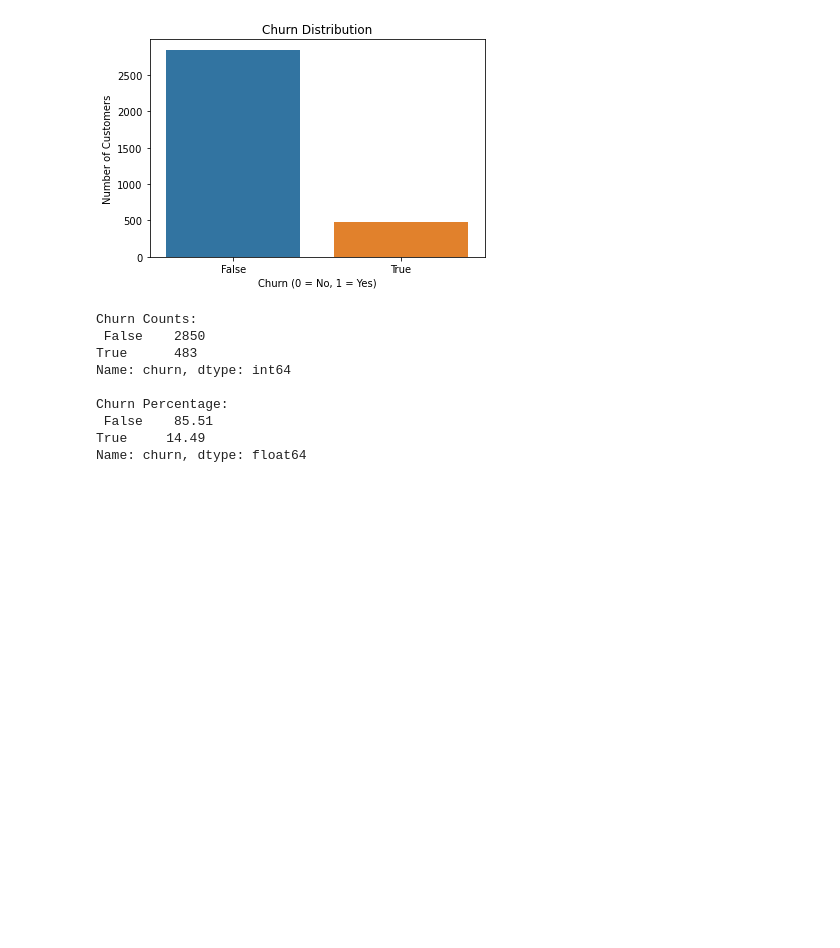
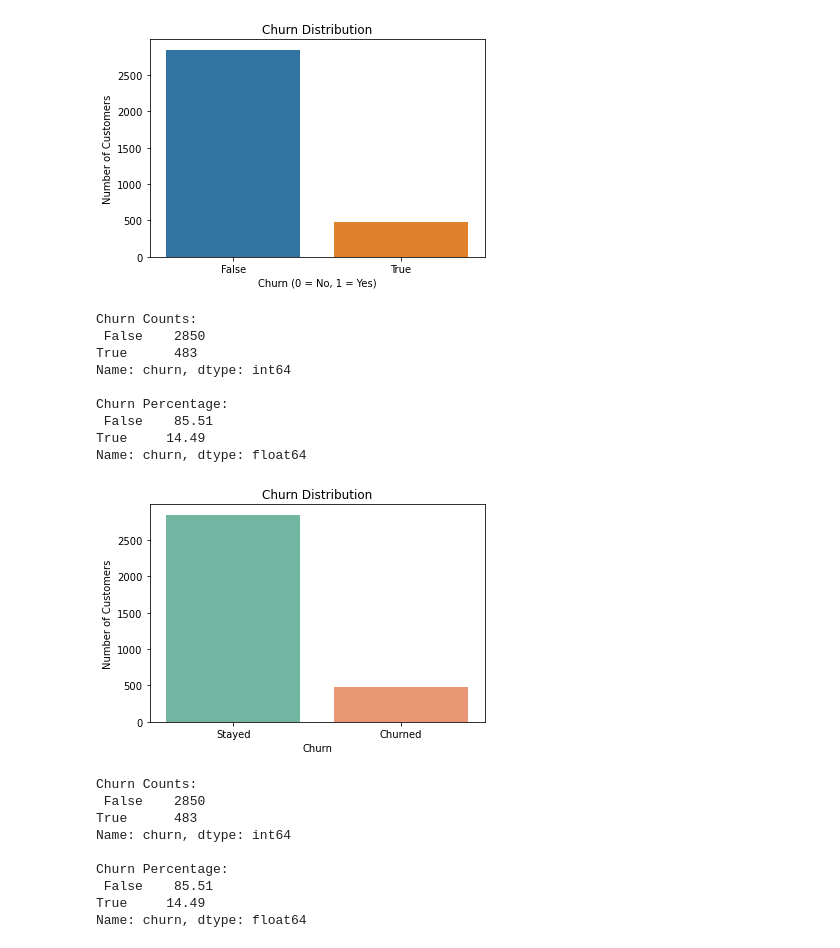
Before and after one commit to Lndanu/Customer-Churn-Intelligence, a Jupyter notebook: notebooks/Customer Churn .ipynb, the cells around one changed output. Drawn from its saved outputs; the diff is of its cells as text; code cells hidden in the pictures; blank space fills up the shorter version.

```diff
--- a/notebooks/Customer Churn .ipynb
+++ b/notebooks/Customer Churn .ipynb
@@ -305,3 +305,34 @@ Churn Percentage:
  False    85.51
 True     14.49
 Name: churn, dtype: float64
+# %%
+# 4.2 Churn Distribution - Code
+import matplotlib.pyplot as plt
+import seaborn as sns
+
+# Plot churn distribution
+plt.figure(figsize=(6, 4))
+sns.countplot(data=df_encoded, x='churn', palette='Set2')
+plt.title('Churn Distribution')
+plt.xlabel('Churn')
+plt.ylabel('Number of Customers')
+plt.xticks([0, 1], ['Stayed', 'Churned'])
+plt.show()
+
+# Display counts and percentages
+churn_counts = df_encoded['churn'].value_counts()
+churn_percent = df_encoded['churn'].value_counts(normalize=True) * 100
+
+print("Churn Counts:\n", churn_counts)
+print("\nChurn Percentage:\n", churn_percent.round(2))
+# %% [output]
+[figure, added]
+Churn Counts:
+ False    2850
+True      483
+Name: churn, dtype: int64
+
+Churn Percentage:
+ False    85.51
+True     14.49
+Name: churn, dtype: float64
```
Also changed, not shown: parts of 3 cells of this notebook.
